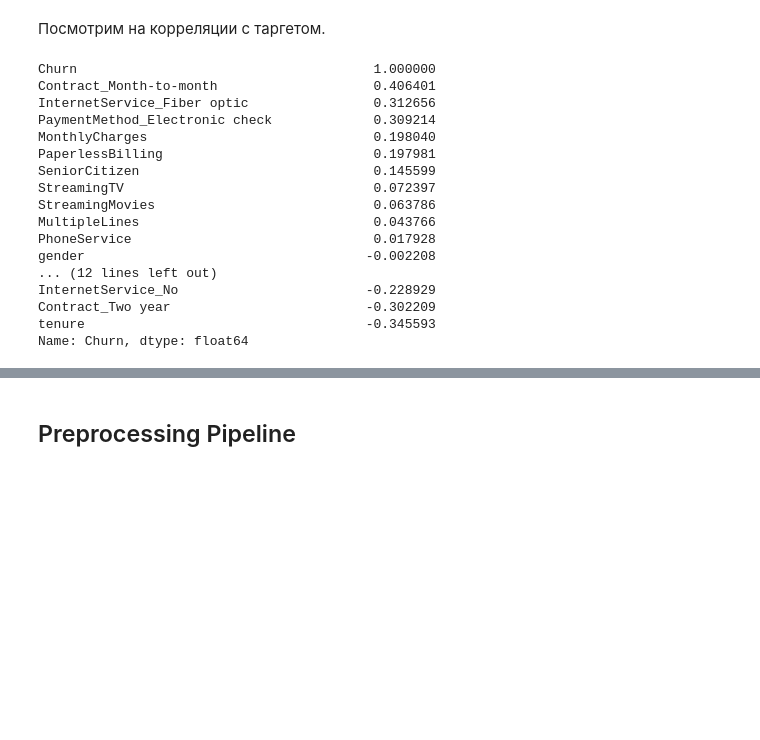
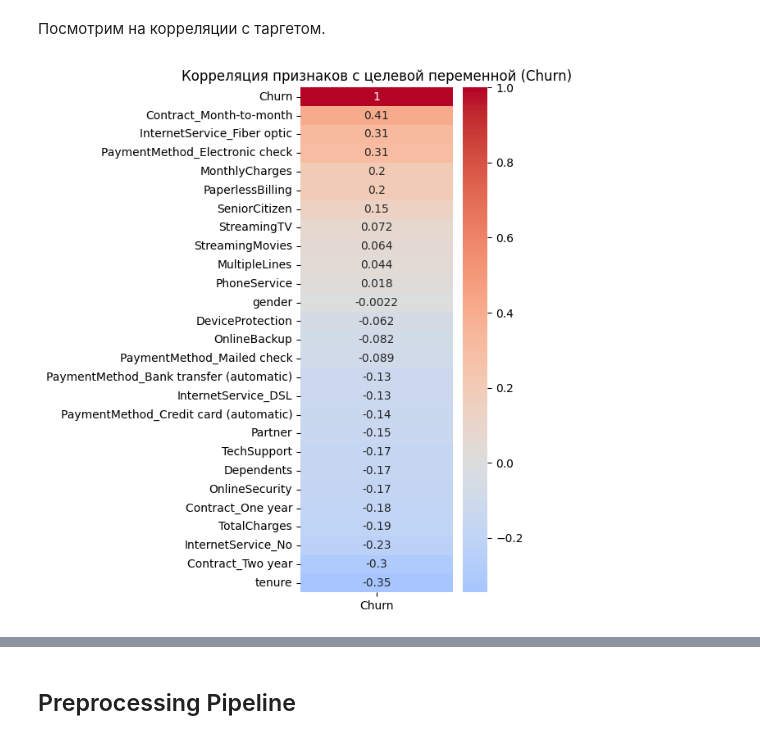
Before and after one commit to rezect/customer-churn-prediction, a Jupyter notebook: notebooks/01_eda.ipynb, the cells around one changed output, grey strips where cells are left out. Saved outputs shown, nothing was run; the diff lists cells and outputs as text; code cells hidden in the pictures; blank space fills up the shorter version.

```diff
--- a/notebooks/01_eda.ipynb
+++ b/notebooks/01_eda.ipynb
@@ -148,12 +152,16 @@ telco.describe()
+# %%
+y = telco['Churn'].map({'Yes': 1, 'No': 0})
+X = telco.drop('Churn', axis=1)
 # %%
 from sklearn.model_selection import train_test_split
-import matplotlib.pyplot as plt
 
-telco_train, telco_test = train_test_split(telco, test_size=0.2, random_state=RND_SEED, stratify=telco["Churn"])
+X_train, X_test, y_train, y_test = train_test_split(
+    X, y, test_size=0.2, random_state=RND_SEED, stratify=y
+)
 # %% [markdown]
 ## Cleaning Data
 # %%
-telco = telco_train.copy()
+telco = X_train.copy()
 # %% [markdown]
 Сначаал разберемся с колонкой TotalCharges - там флот, но где-то есть пустые строки.
 # %%
@@ -170,7 +178,7 @@ np.int64(0)
 # %% [markdown]
 Преобразуем все строки с "Yes/No" к `int` "1/0".
 # %%
-bool_cols = ["Partner", "Dependents", "PhoneService", "PaperlessBilling", "Churn"]
+bool_cols = ["Partner", "Dependents", "PhoneService", "PaperlessBilling"]
 
 for col in bool_cols:
     telco[col] = (telco[col] == "Yes").astype("int")
@@ -235,22 +245,13 @@ memory usage: 1.2 MB
 # %% [markdown]
 Посмотрим на корреляции с таргетом.
 # %%
-telco.corr()["Churn"].sort_values(ascending=False)
+telco_corr = pd.concat([telco, y_train], axis=1).corr()
+
+# Строим тепловую карту только для корреляций с целевой переменной
+plt.figure(figsize=(3, 8))
+target_corr = telco_corr["Churn"].sort_values(ascending=False)
+sns.heatmap(target_corr.to_frame(), annot=True, cmap='coolwarm', center=0)
+plt.title('Корреляция признаков с целевой переменной (Churn)')
+plt.show()
 # %% [output]
-Churn                                      1.000000
-Contract_Month-to-month                    0.406401
-InternetService_Fiber optic                0.312656
-PaymentMethod_Electronic check             0.309214
-MonthlyCharges                             0.198040
-PaperlessBilling                           0.197981
-SeniorCitizen                              0.145599
-StreamingTV                                0.072397
-StreamingMovies                            0.063786
-MultipleLines                              0.043766
-PhoneService                               0.017928
-gender                                    -0.002208
-... (12 lines left out)
-InternetService_No                        -0.228929
-Contract_Two year                         -0.302209
-tenure                                    -0.345593
-Name: Churn, dtype: float64
+[figure, added]
```
Also changed, not shown: parts of 27 cells of this notebook.
